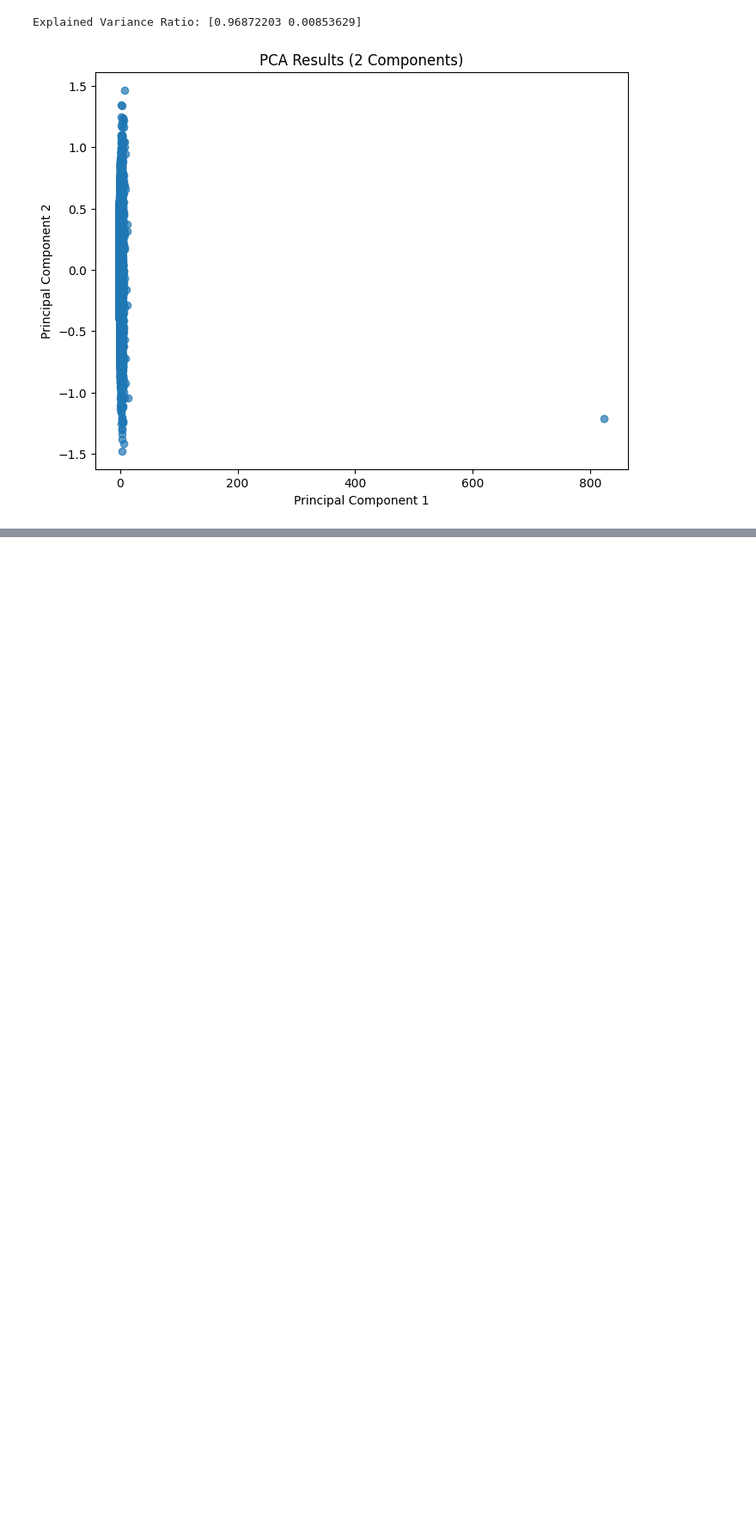
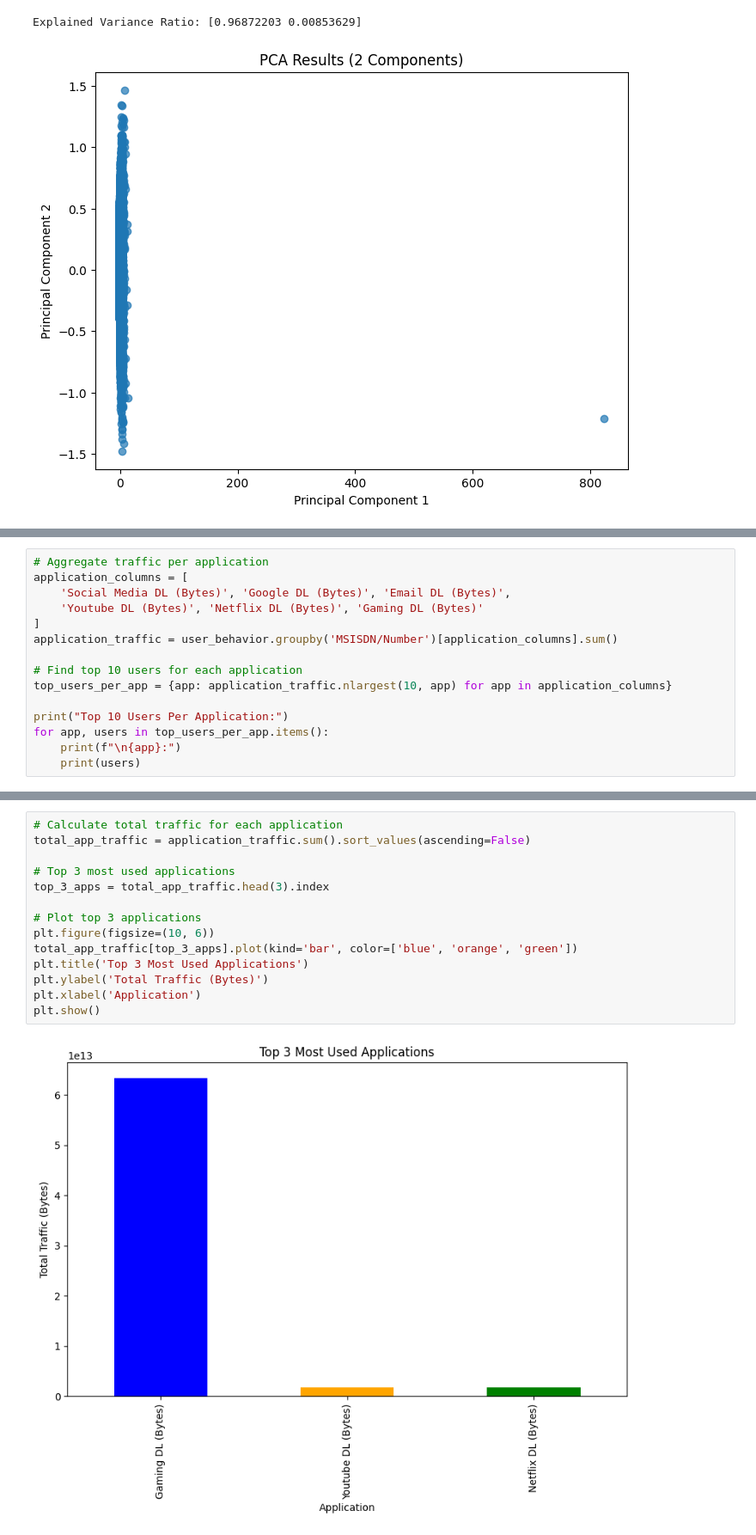
Before and after one commit to SaraFedlu/Telecom_customer_usage_analysis, a Jupyter notebook: notebooks/eda.ipynb, the cells around one changed output, grey strips where cells are left out. Shown: that part at 86% size. Cells and saved outputs as stored; diff of their text form; blank space fills up the shorter version.

```diff
--- a/notebooks/eda.ipynb
+++ b/notebooks/eda.ipynb
@@ -432,0 +519,15 @@ array([[-0.18819339,  0.34500984],
+# %%
+# Aggregate traffic per application
+application_columns = [
+    'Social Media DL (Bytes)', 'Google DL (Bytes)', 'Email DL (Bytes)',
+    'Youtube DL (Bytes)', 'Netflix DL (Bytes)', 'Gaming DL (Bytes)'
+]
+application_traffic = user_behavior.groupby('MSISDN/Number')[application_columns].sum()
+
+# Find top 10 users for each application
+top_users_per_app = {app: application_traffic.nlargest(10, app) for app in application_columns}
+
+print("Top 10 Users Per Application:")
+for app, users in top_users_per_app.items():
+    print(f"\n{app}:")
+    print(users)
@@ -432,0 +552,16 @@ array([[-0.18819339,  0.34500984],
+# %%
+# Calculate total traffic for each application
+total_app_traffic = application_traffic.sum().sort_values(ascending=False)
+
+# Top 3 most used applications
+top_3_apps = total_app_traffic.head(3).index
+
+# Plot top 3 applications
+plt.figure(figsize=(10, 6))
+total_app_traffic[top_3_apps].plot(kind='bar', color=['blue', 'orange', 'green'])
+plt.title('Top 3 Most Used Applications')
+plt.ylabel('Total Traffic (Bytes)')
+plt.xlabel('Application')
+plt.show()
+# %% [output]
+[figure, added]
```
Also changed, not shown: parts of 9 cells of this notebook.
